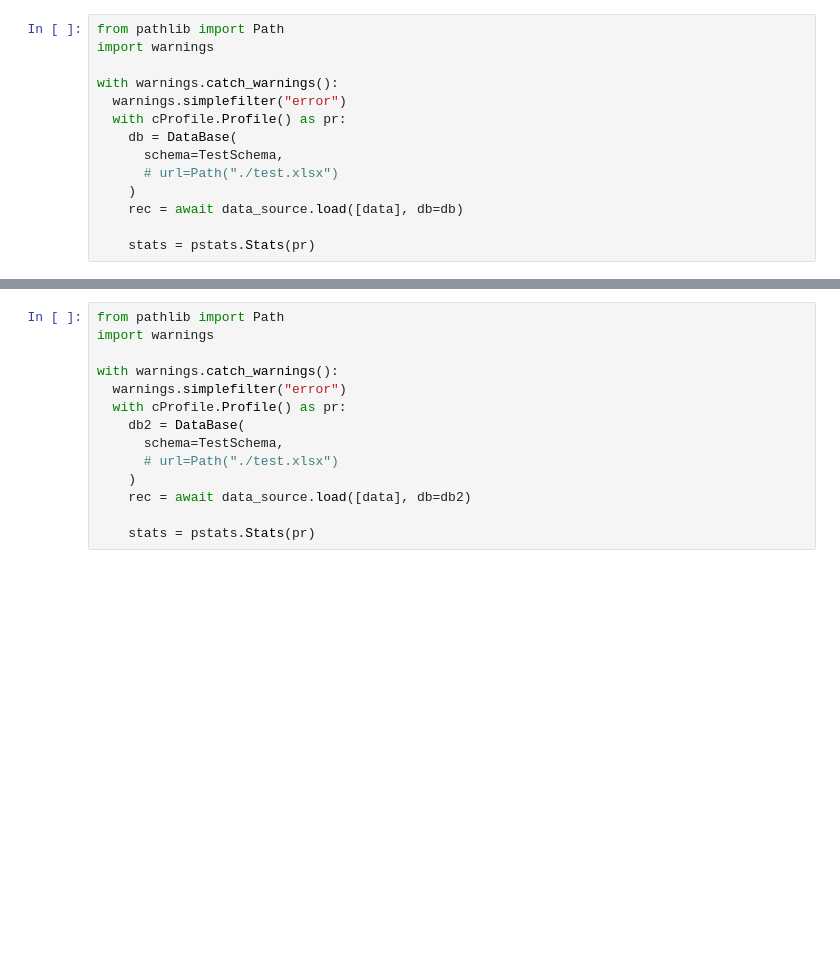
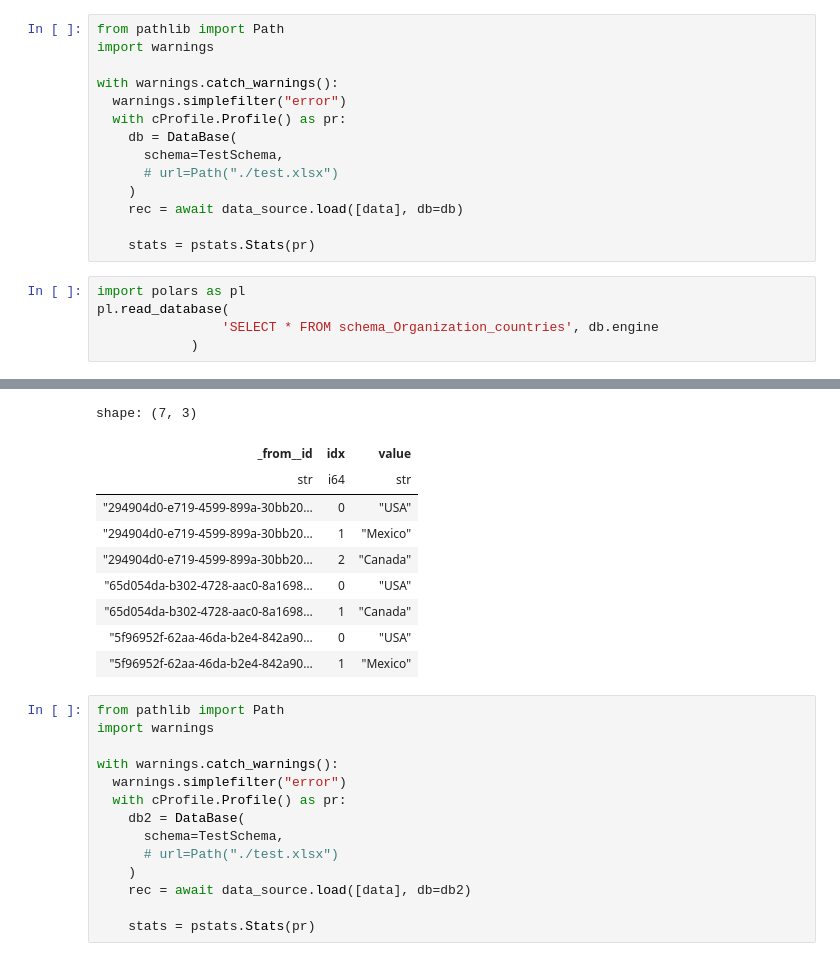
Before and after one commit to cloudlane-one/py-research, a Jupyter notebook: exp/test_db.ipynb, the cells around one changed output, grey strips where cells are left out. Cells and saved outputs as stored; diff of their text form; blank space fills up the shorter version.

```diff
--- a/exp/test_db.ipynb
+++ b/exp/test_db.ipynb
@@ -194,3 +194,9 @@ with warnings.catch_warnings():
     rec = await data_source.load([data], db=db)
 
     stats = pstats.Stats(pr)
+# %%
+import polars as pl
+pl.read_database(
+                'SELECT * FROM schema_Organization_countries', db.engine
+            )
+# %% [output]
@@ -197,3 +204,13 @@ with warnings.catch_warnings():
+shape: (7, 3)
+| _from__id | idx | value |
+| str | i64 | str |
+| "294904d0-e719-4599-899a-30bb20… | 0 | "USA" |
+| "294904d0-e719-4599-899a-30bb20… | 1 | "Mexico" |
+| "294904d0-e719-4599-899a-30bb20… | 2 | "Canada" |
+| "65d054da-b302-4728-aac0-8a1698… | 0 | "USA" |
+| "65d054da-b302-4728-aac0-8a1698… | 1 | "Canada" |
+| "5f96952f-62aa-46da-b2e4-842a90… | 0 | "USA" |
+| "5f96952f-62aa-46da-b2e4-842a90… | 1 | "Mexico" |
 # %%
 from pathlib import Path
 import warnings
```
Also changed, not shown: parts of 20 cells of this notebook, 2 other files.
